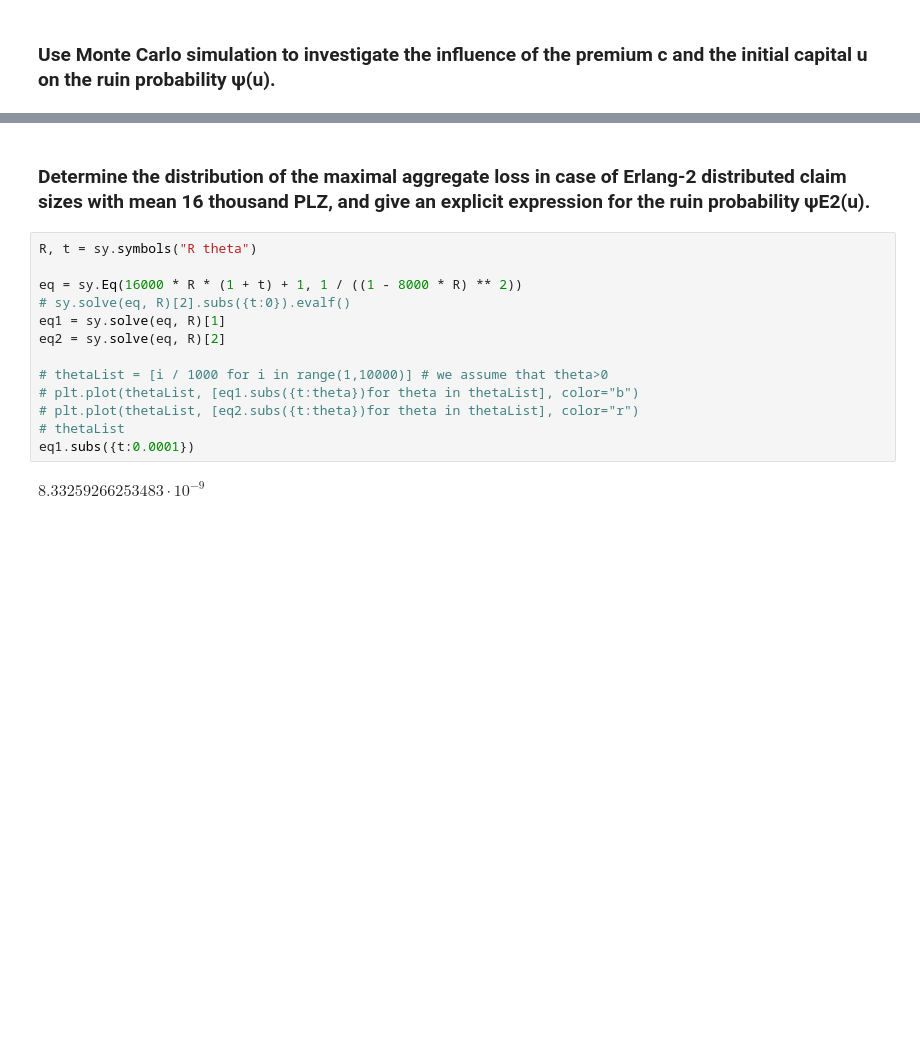
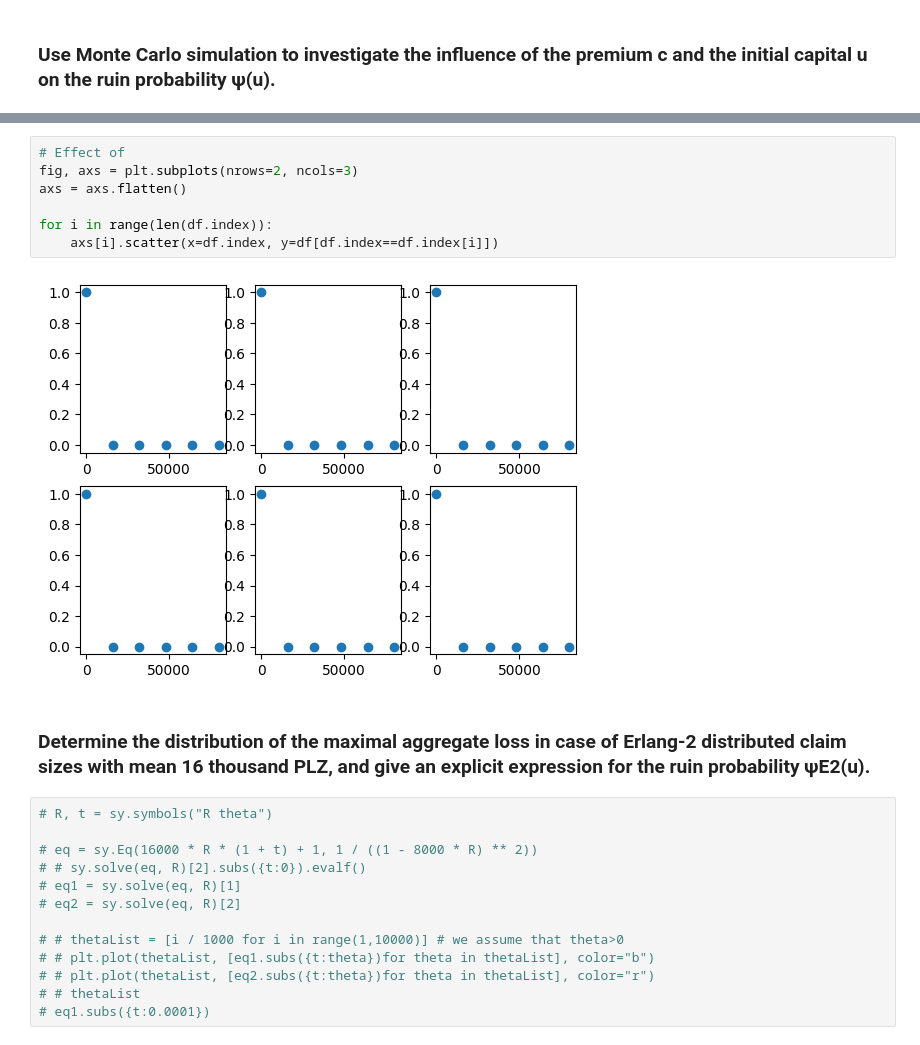
Before and after one commit to Make1tRain/2df30-, a Jupyter notebook: Insurance Risk Assignment/src/main.ipynb, the cells around one changed output, grey strips where cells are left out. Cells and saved outputs as stored; diff of their text form; blank space fills up the shorter version.

```diff
--- a/Insurance Risk Assignment/src/main.ipynb
+++ b/Insurance Risk Assignment/src/main.ipynb
@@ -114,17 +65,24 @@ Safety Loading List: {thetaList}
+# %%
+# Effect of
+fig, axs = plt.subplots(nrows=2, ncols=3)
+axs = axs.flatten()
+
+for i in range(len(df.index)):
+    axs[i].scatter(x=df.index, y=df[df.index==df.index[i]])
+# %% [output]
+[figure, added]
 # %% [markdown]
 ### Determine the distribution of the maximal aggregate loss in case of Erlang-2 distributed claim sizes with mean 16 thousand PLZ, and give an explicit expression for the ruin probability ψE2(u).
 # %%
-R, t = sy.symbols("R theta")
+# R, t = sy.symbols("R theta")
 
-eq = sy.Eq(16000 * R * (1 + t) + 1, 1 / ((1 - 8000 * R) ** 2))
-# sy.solve(eq, R)[2].subs({t:0}).evalf()
-eq1 = sy.solve(eq, R)[1]
-eq2 = sy.solve(eq, R)[2]
+# eq = sy.Eq(16000 * R * (1 + t) + 1, 1 / ((1 - 8000 * R) ** 2))
+# # sy.solve(eq, R)[2].subs({t:0}).evalf()
+# eq1 = sy.solve(eq, R)[1]
+# eq2 = sy.solve(eq, R)[2]
 
-# thetaList = [i / 1000 for i in range(1,10000)] # we assume that theta>0
-# plt.plot(thetaList, [eq1.subs({t:theta})for theta in thetaList], color="b")
-# plt.plot(thetaList, [eq2.subs({t:theta})for theta in thetaList], color="r")
-# thetaList
-eq1.subs({t:0.0001})
+# # thetaList = [i / 1000 for i in range(1,10000)] # we assume that theta>0
+# # plt.plot(thetaList, [eq1.subs({t:theta})for theta in thetaList], color="b")
+# # plt.plot(thetaList, [eq2.subs({t:theta})for theta in thetaList], color="r")
+# # thetaList
+# eq1.subs({t:0.0001})
-# %% [output]
-$\displaystyle 8.33259266253483 \cdot 10^{-9}$
```
Also changed, not shown: parts of 22 cells of this notebook, 5 other files.
